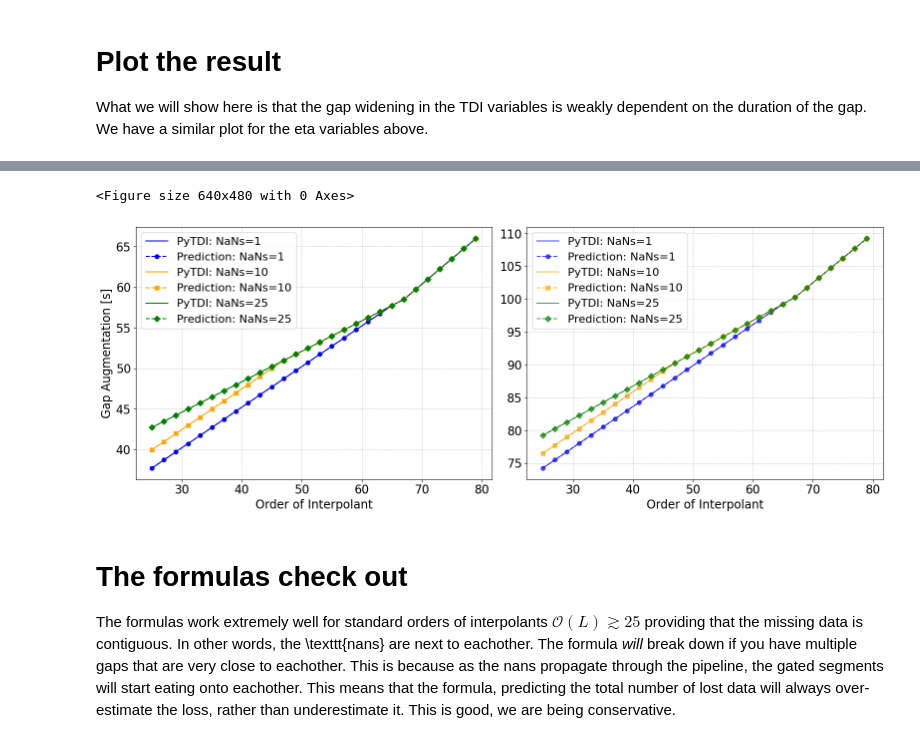
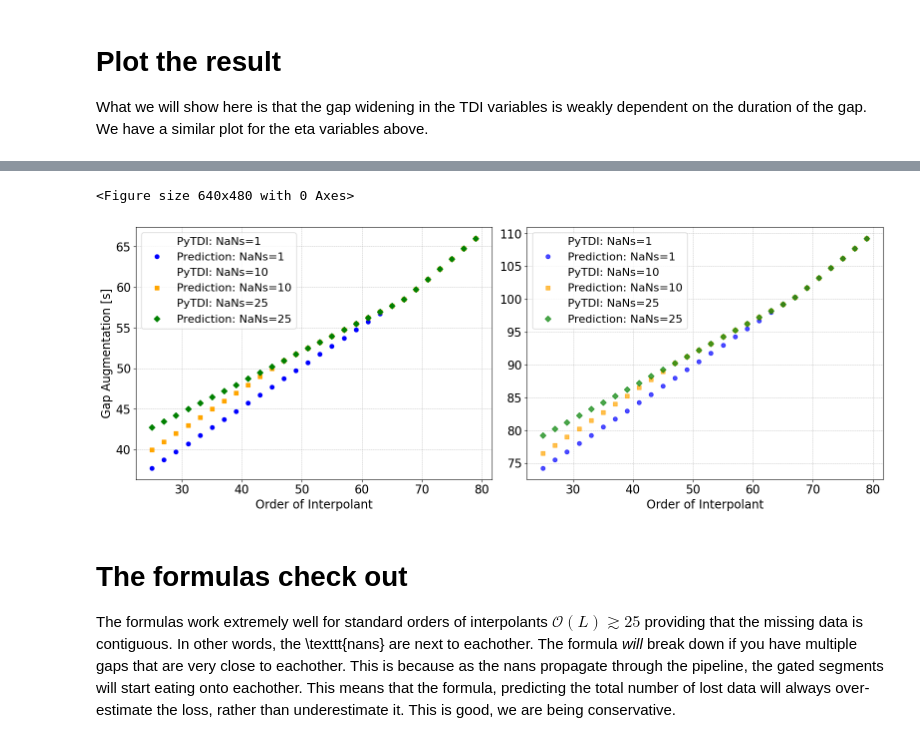
Before and after one commit to OllieBurke/gaps_tdi, a Jupyter notebook: notebooks/static_constellation/investigation_gap_widening_static.ipynb, the cells around one changed output, grey strips where cells are left out. Cells and saved outputs as stored; diff of their text form; code cells hidden in the pictures.

```diff
--- a/notebooks/static_constellation/investigation_gap_widening_static.ipynb
+++ b/notebooks/static_constellation/investigation_gap_widening_static.ipynb
@@ -811,12 +809,12 @@ for idx, (N_nans, results) in enumerate(TDI_results_by_order.items()):
     ax1.plot(
         orders, widening_gap_X1_pytdi,
         label=f"PyTDI: NaNs={N_nans}",
-        linestyle="-", color=colors[idx], zorder=1
+        linestyle="", color=colors[idx], zorder=1
     )
     ax1.plot(
         orders, widening_gap_X1_theory,
         label=f"Prediction: NaNs={N_nans}",
-        marker=markers[idx], linestyle="--", color=colors[idx], zorder=2
+        marker=markers[idx], linestyle="", color=colors[idx], zorder=2
     )
 
 # Customize the left subplot (X1)
@@ -829,37 +827,37 @@ ax1.tick_params(axis="both", which="major", labelsize=17)
 
 # Loop through each gap configuration and plot the results for X2
 for idx, (N_nans, results) in enumerate(TDI_results_by_order.items()):
     # Extract data for this N_nans configuration
     orders = [result["order"] for result in results]
     widening_gap_X2_pytdi = [dt*result["widening_gap_X2_pytdi"] for result in results]
     widening_gap_X2_theory = [dt*(result["widening_gap_X2_theory"]) for result in results]
 
     # Plot X2 results on the right subplot
     ax2.plot(
         orders, widening_gap_X2_pytdi,
         label=f"PyTDI: NaNs={N_nans}",
-        linestyle="-", color=colors[idx], zorder=1, alpha=0.7
+        linestyle="", color=colors[idx], zorder=1, alpha=0.7
     )
     ax2.plot(
         orders, widening_gap_X2_theory,
         label=f"Prediction: NaNs={N_nans}",
-        marker=markers[idx], linestyle="--", color=colors[idx], zorder=2, alpha=0.7
+        marker=markers[idx], linestyle="", color=colors[idx], zorder=2, alpha=0.7
     )
 
 # Customize the right subplot (X2)
 ax2.set_xlabel("Order of Interpolant", fontsize=17)
 # ax2.set_title(r"Gap Widening: $X_2$ Variables", fontsize=20)
 ax2.legend(fontsize=16, loc="upper left")
 ax2.grid(True, linestyle="--", linewidth=0.5)
 ax2.tick_params(axis="both", which="major", labelsize=17)
 
 # Adjust layout and show the plot
 plt.tight_layout()
-plt.savefig("../../Plots/gap_widening_comparison_TDI_change_interpolant.pdf", dpi=300)  # Save as a high-resolution image
+plt.savefig("../../Plots/gap_widening_comparison_TDI_change_interpolant_no_lines.pdf", dpi=300)  # Save as a high-resolution image
 plt.show()
 # %% [output]
 <Figure size 640x480 with 0 Axes>
-[figure, old version]
+[figure, new version]
 # %% [markdown]
 # The formulas check out
 
```
Also changed, not shown: parts of 9 cells of this notebook.
